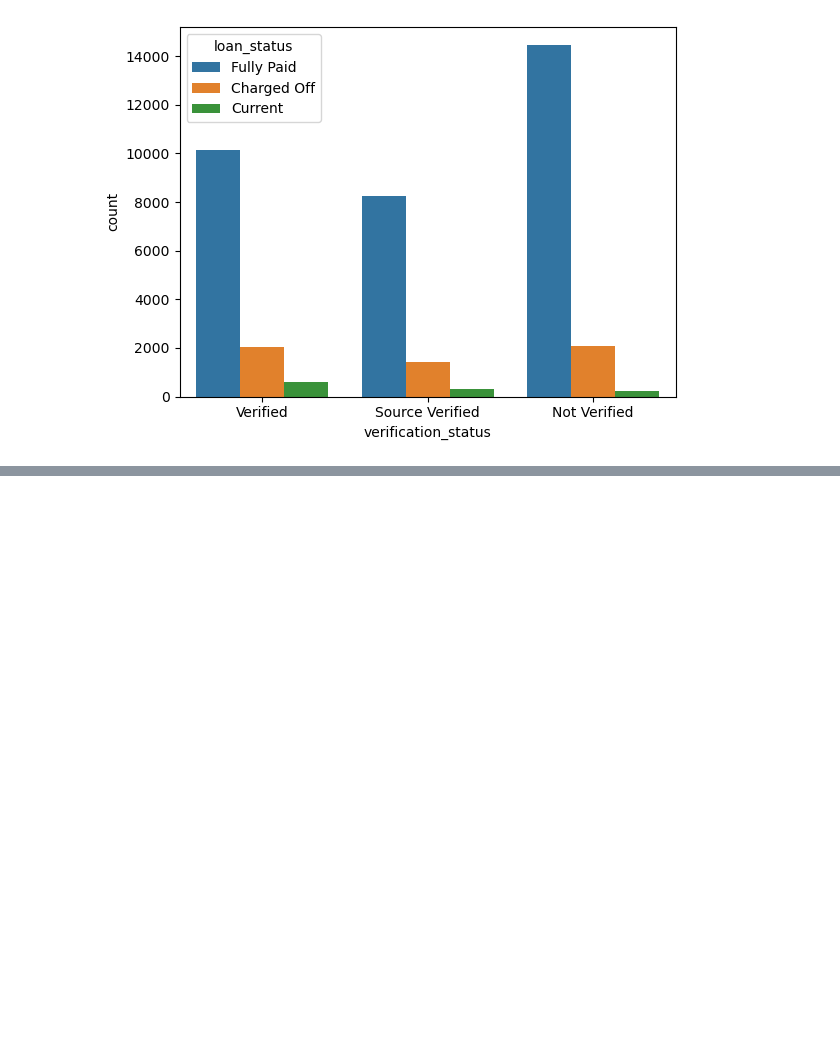
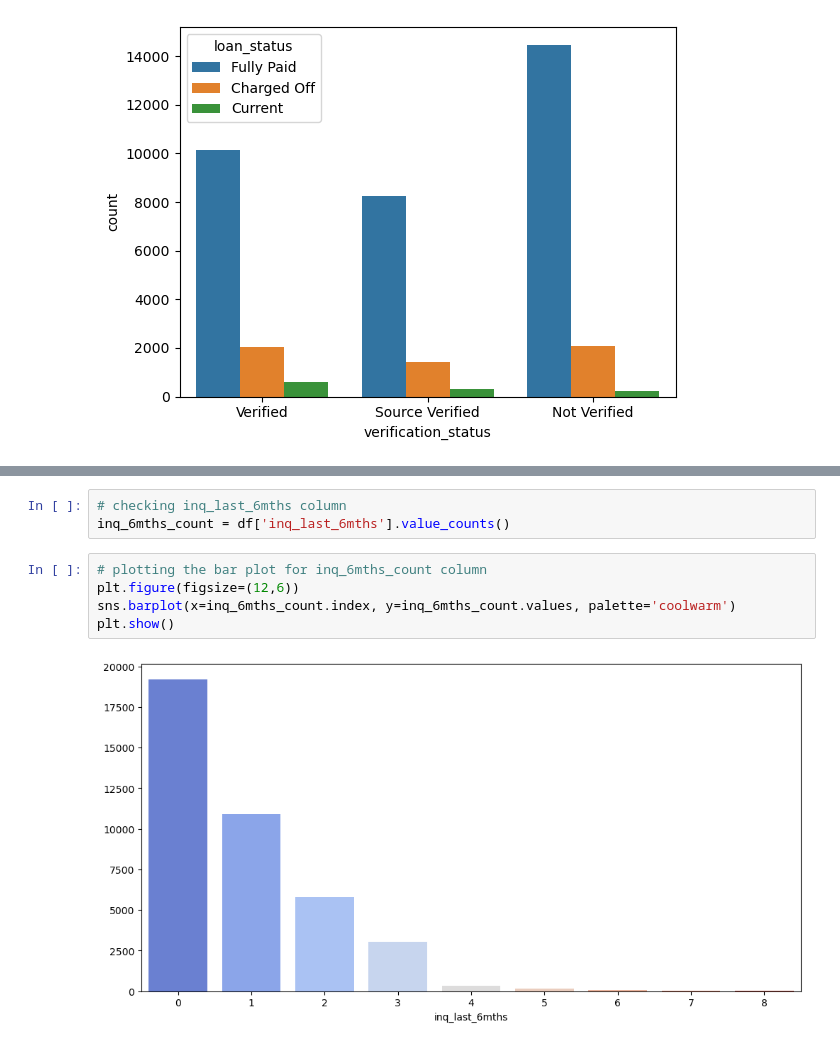
Before and after one commit to mohakp/eda-lending-case-study, a Jupyter notebook: Mohak Purushottam Pingle.ipynb, the cells around one changed output, grey strips where cells are left out. Saved outputs shown, nothing was run; the diff lists cells and outputs as text; blank space fills up the shorter version.

Commit message:
Analyzing grade, sub grade,home ownership, inq col
Analyzing grade, sub grade,home ownership,
inq since last 6 months columns

```diff
--- a/Mohak Purushottam Pingle.ipynb
+++ b/Mohak Purushottam Pingle.ipynb
@@ -871,0 +936,10 @@ sns.countplot(x=df['verification_status'], data=df,hue='loan_status')
+# %%
+# checking inq_last_6mths column
+inq_6mths_count = df['inq_last_6mths'].value_counts()
+# %%
+# plotting the bar plot for inq_6mths_count column
+plt.figure(figsize=(12,6))
+sns.barplot(x=inq_6mths_count.index, y=inq_6mths_count.values, palette='coolwarm')
+plt.show()
+# %% [output]
+[figure, added]
```
Also changed, not shown: parts of 11 cells of this notebook.
